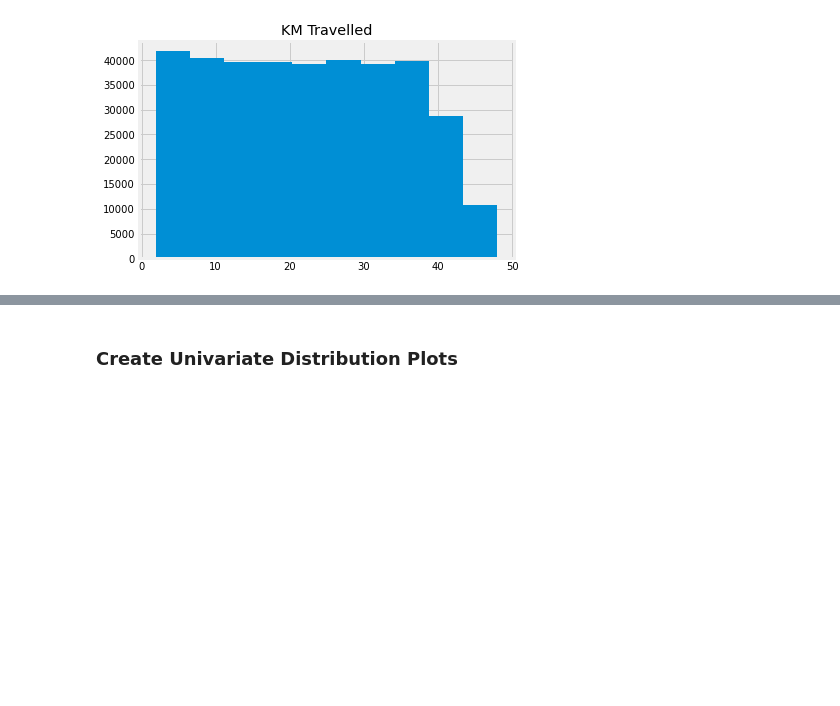
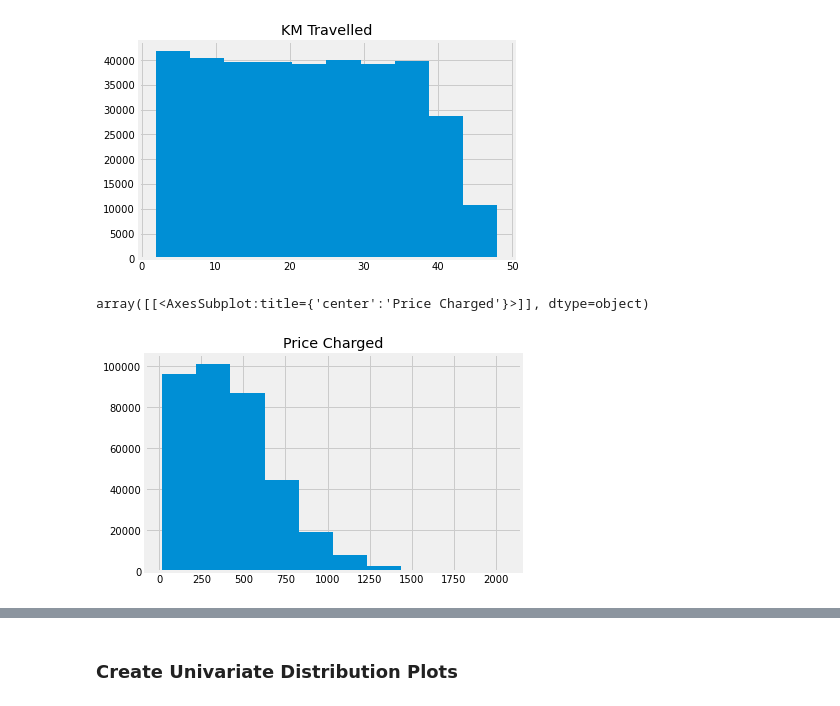
Before and after one commit to DataDaimon/DataGlacier, a Jupyter notebook: Week 02/Jupyter/Week 02 EDA.ipynb, the cells around one changed output, grey strips where cells are left out. Saved outputs shown, nothing was run; the diff lists cells and outputs as text; code cells hidden in the pictures; blank space fills up the shorter version.

```diff
--- a/Week 02/Jupyter/Week 02 EDA.ipynb
+++ b/Week 02/Jupyter/Week 02 EDA.ipynb
@@ -170,3 +179,8 @@ cab_df[['KM Travelled']].hist()
 # %% [output]
 array([[<AxesSubplot:title={'center':'KM Travelled'}>]], dtype=object)
 [figure]
+# %%
+cab_df[['Price Charged']].hist()
+# %% [output]
+array([[<AxesSubplot:title={'center':'Price Charged'}>]], dtype=object)
+[figure, added]
```
Also changed, not shown: parts of 79 cells of this notebook, 6 other files.
